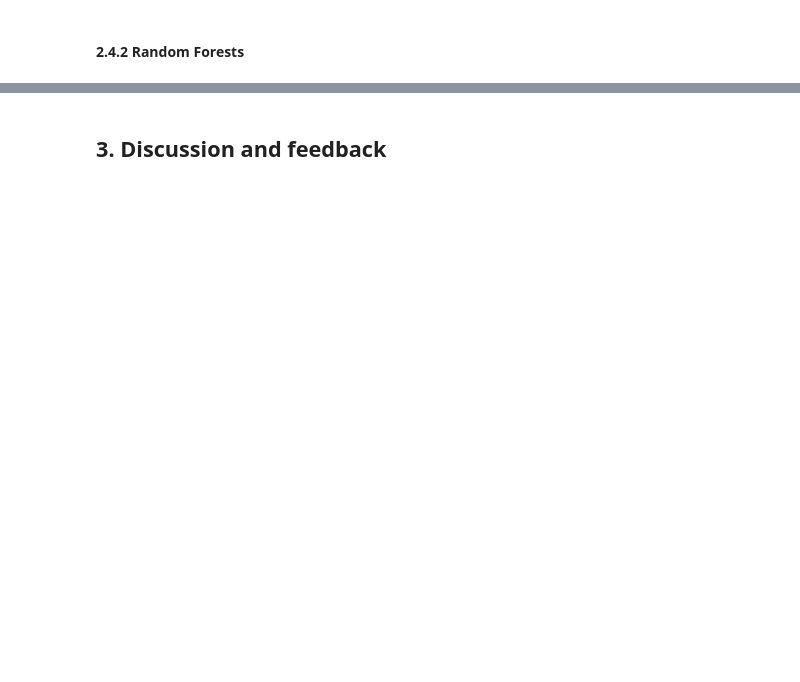
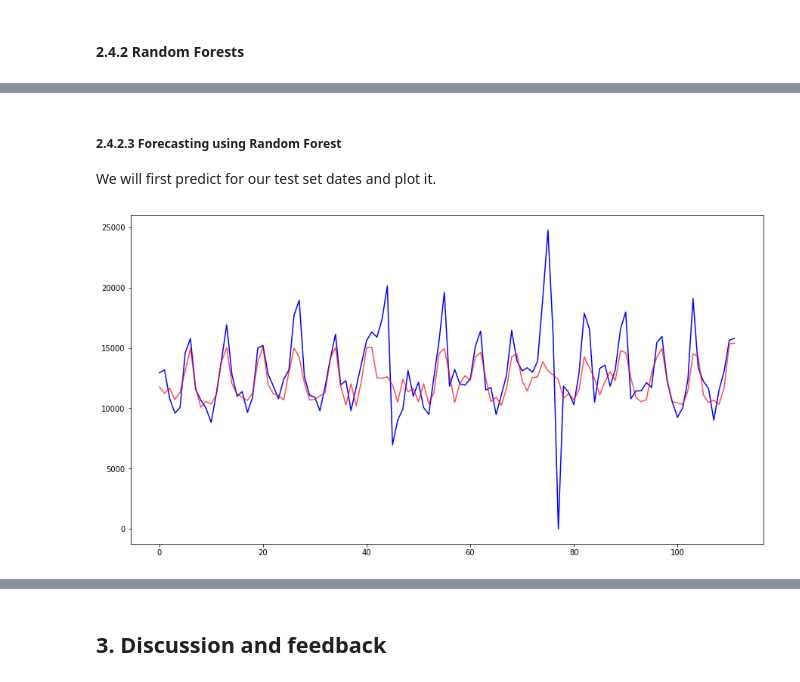
Before and after one commit to LouisAuneau/MISC-sales-forecasting, a Jupyter notebook: Report.ipynb, the cells around one changed output, grey strips where cells are left out. Cells and saved outputs as stored; diff of their text form; code cells hidden in the pictures; blank space fills up the shorter version.

```diff
--- a/Report.ipynb
+++ b/Report.ipynb
@@ -509,0 +641,28 @@ RMSE = 3271.7996.
+# %%
+from sklearn.model_selection import TimeSeriesSplit
+from sklearn.model_selection import RandomizedSearchCV
+from sklearn.ensemble import RandomForestRegressor
+
+# Generating forward chaining cross-validation set
+tscv = TimeSeriesSplit(n_splits=10)
+cv = tscv.split(X_train)
+
+# Generat
+n_estimators = np.linspace(start = 50, stop = 2000, num = 40).astype(int).tolist()
+max_features = ['auto', 'sqrt']
+max_depth = np.linspace(5, 700, num = 120).astype(int).tolist()
+max_depth.append(None)
+min_samples_split = [2, 3, 4, 5, 6, 7, 8, 9, 10]
+min_samples_leaf = [1, 2, 3, 4, 5]
+bootstrap = [True, False]
+random_grid = {'n_estimators': n_estimators,
+               'max_features': max_features,
+               'max_depth': max_depth,
+               'min_samples_split': min_samples_split,
+               'min_samples_leaf': min_samples_leaf,
+               'bootstrap': bootstrap}
+
+rf = RandomForestRegressor()
+rf_random = RandomizedSearchCV(estimator = rf, param_distributions = random_grid, n_iter = 1000, cv=cv, verbose=2, random_state=42, n_jobs = -1)
+rf_random.fit(X_train, y_train)
+rf_random.best_params_
@@ -509,0 +702,13 @@ RMSE = 3271.7996.
+# %% [markdown]
+##### 2.4.2.3 Forecasting using Random Forest
+
+We will first predict for our test set dates and plot it.
+# %%
+random_forest_model = RandomForestRegressor(n_estimators=250, max_depth=5, min_samples_split=3, min_samples_leaf=2, max_features='auto', bootstrap=True)
+random_forest_model.fit(X_train, y_train)
+
+plt.plot(test.values, 'b')
+plt.plot(random_forest_model.predict(X_test), 'r', alpha = 0.7)
+plt.show()
+# %% [output]
+[figure, added]
```
Also changed, not shown: parts of 60 cells of this notebook, 1 other file.
